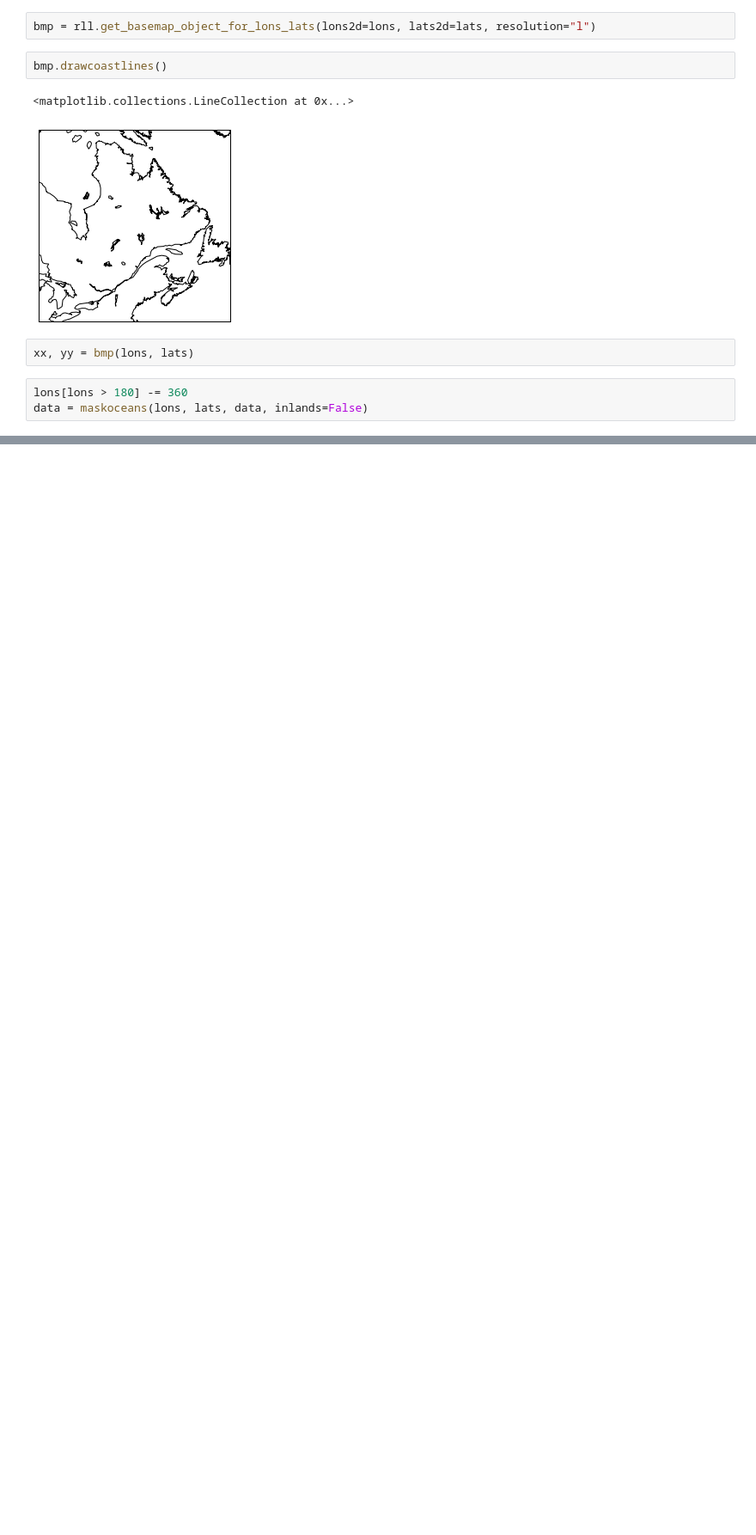
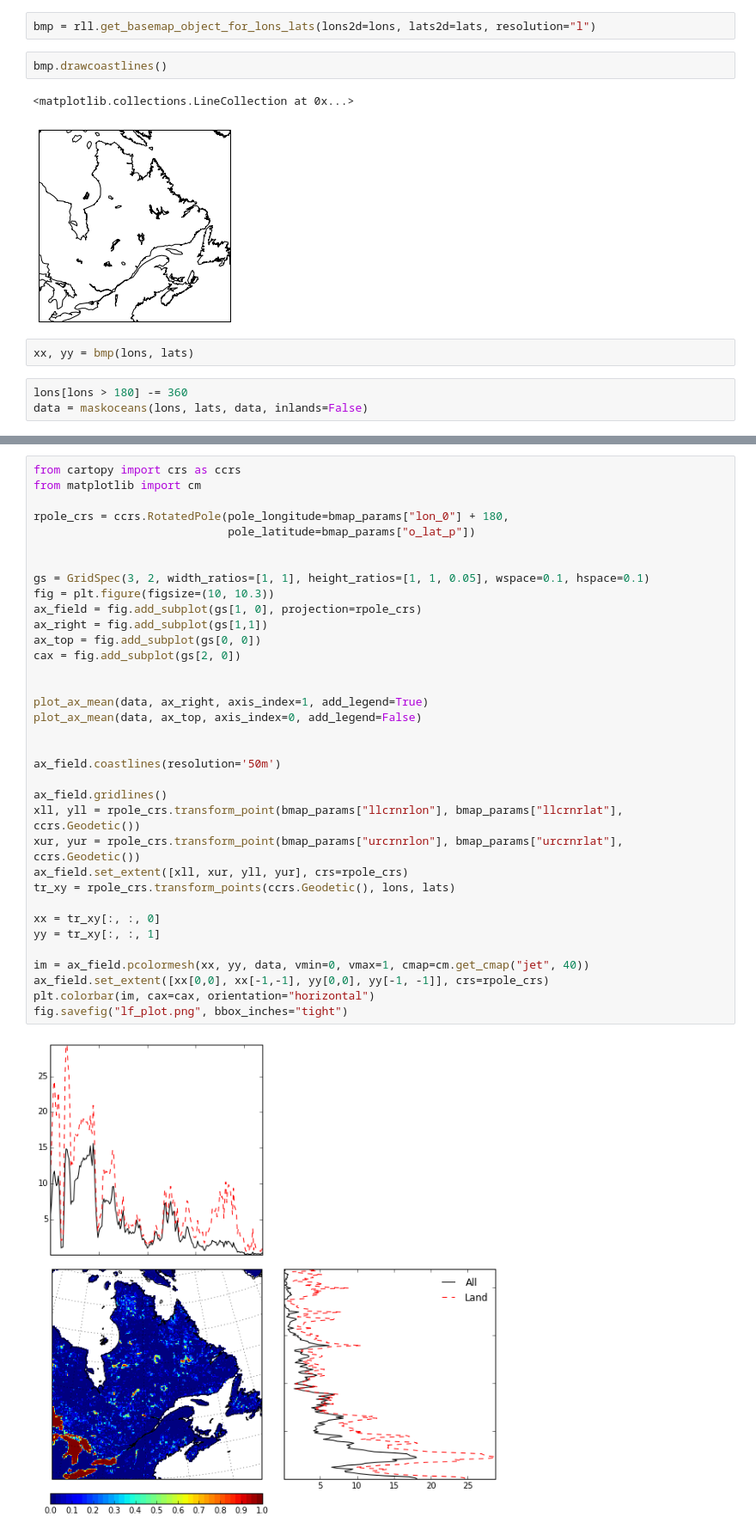
Before and after one commit to guziy/PyNotebooks, a Jupyter notebook: plot_lake_fractions.ipynb, the cells around one changed output, grey strips where cells are left out. Shown at 86% size. Cells and saved outputs as stored; diff of their text form; blank space fills up the shorter version.

```diff
--- a/plot_lake_fractions.ipynb
+++ b/plot_lake_fractions.ipynb
@@ -138,0 +115,37 @@ ax.set_extent([xll, xur, yll, yur], crs=rpole_crs)
+# %%
+from cartopy import crs as ccrs
+from matplotlib import cm
+
+rpole_crs = ccrs.RotatedPole(pole_longitude=bmap_params["lon_0"] + 180,
+                             pole_latitude=bmap_params["o_lat_p"])
+
+
+gs = GridSpec(3, 2, width_ratios=[1, 1], height_ratios=[1, 1, 0.05], wspace=0.1, hspace=0.1)
+fig = plt.figure(figsize=(10, 10.3))
+ax_field = fig.add_subplot(gs[1, 0], projection=rpole_crs)
+ax_right = fig.add_subplot(gs[1,1])
+ax_top = fig.add_subplot(gs[0, 0])
+cax = fig.add_subplot(gs[2, 0])
+
+
+plot_ax_mean(data, ax_right, axis_index=1, add_legend=True)
+plot_ax_mean(data, ax_top, axis_index=0, add_legend=False)
+
+
+ax_field.coastlines(resolution='50m')
+
+ax_field.gridlines()
+xll, yll = rpole_crs.transform_point(bmap_params["llcrnrlon"], bmap_params["llcrnrlat"], ccrs.Geodetic())
+xur, yur = rpole_crs.transform_point(bmap_params["urcrnrlon"], bmap_params["urcrnrlat"], ccrs.Geodetic())
+ax_field.set_extent([xll, xur, yll, yur], crs=rpole_crs)
+tr_xy = rpole_crs.transform_points(ccrs.Geodetic(), lons, lats)
+
+xx = tr_xy[:, :, 0]
+yy = tr_xy[:, :, 1]
+
+im = ax_field.pcolormesh(xx, yy, data, vmin=0, vmax=1, cmap=cm.get_cmap("jet", 40))
+ax_field.set_extent([xx[0,0], xx[-1,-1], yy[0,0], yy[-1, -1]], crs=rpole_crs)
+plt.colorbar(im, cax=cax, orientation="horizontal")
+fig.savefig("lf_plot.png", bbox_inches="tight")
+# %% [output]
+[figure, added]
```
Also changed, not shown: parts of 6 cells of this notebook.
